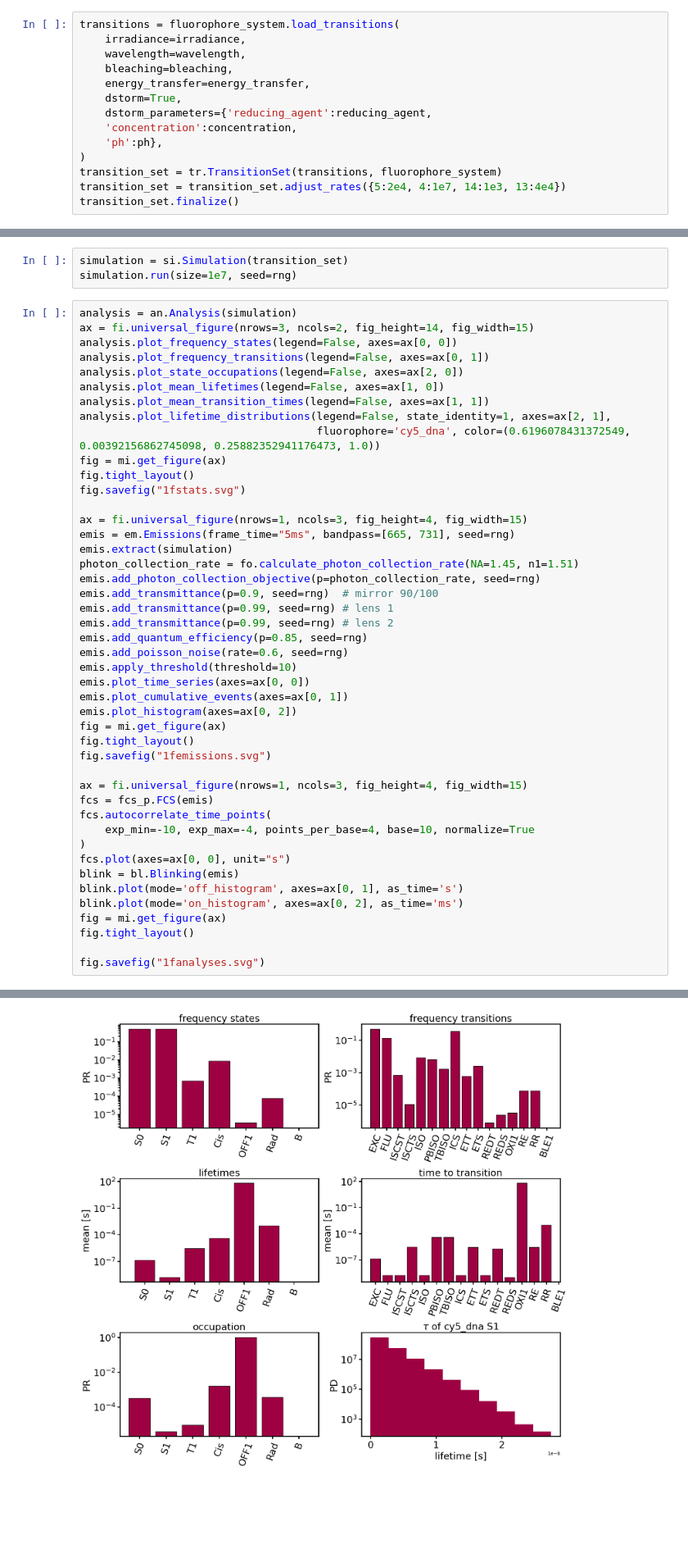
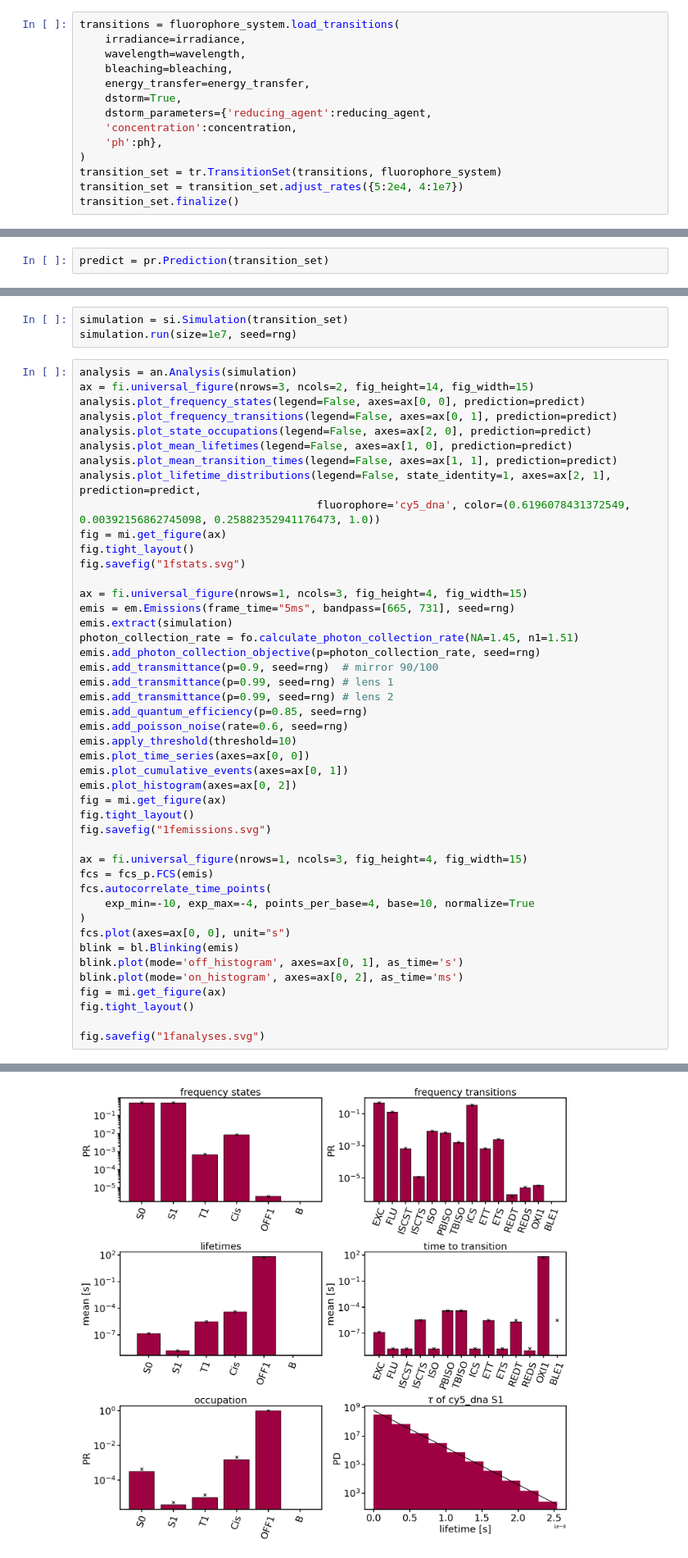
Before and after one commit to super-resolution/Fluopy, a Jupyter notebook: notebooks/cy5/simulations/Chapter I/ref.ipynb, the cells around one changed output, grey strips where cells are left out. Shown at 82% size. Cells and saved outputs as stored; diff of their text form; blank space fills up the shorter version.

```diff
--- a/notebooks/cy5/simulations/Chapter I/ref.ipynb
+++ b/notebooks/cy5/simulations/Chapter I/ref.ipynb
@@ -67,9 +67,11 @@ transitions = fluorophore_system.load_transitions(
     'ph':ph},
 )
 transition_set = tr.TransitionSet(transitions, fluorophore_system)
-transition_set = transition_set.adjust_rates({5:2e4, 4:1e7, 14:1e3, 13:4e4})
+transition_set = transition_set.adjust_rates({5:2e4, 4:1e7})
 transition_set.finalize()
 # %% [output]
 <src.transitions.TransitionSet at 0x...>
 # %%
 rng = np.random.default_rng(1)
+# %%
+predict = pr.Prediction(transition_set)
@@ -79,12 +84,12 @@ simulation.run(size=1e7, seed=rng)
 # %%
 analysis = an.Analysis(simulation)
 ax = fi.universal_figure(nrows=3, ncols=2, fig_height=14, fig_width=15)
-analysis.plot_frequency_states(legend=False, axes=ax[0, 0])
-analysis.plot_frequency_transitions(legend=False, axes=ax[0, 1])
-analysis.plot_state_occupations(legend=False, axes=ax[2, 0])
-analysis.plot_mean_lifetimes(legend=False, axes=ax[1, 0])
-analysis.plot_mean_transition_times(legend=False, axes=ax[1, 1])
-analysis.plot_lifetime_distributions(legend=False, state_identity=1, axes=ax[2, 1],
+analysis.plot_frequency_states(legend=False, axes=ax[0, 0], prediction=predict)
+analysis.plot_frequency_transitions(legend=False, axes=ax[0, 1], prediction=predict)
+analysis.plot_state_occupations(legend=False, axes=ax[2, 0], prediction=predict)
+analysis.plot_mean_lifetimes(legend=False, axes=ax[1, 0], prediction=predict)
+analysis.plot_mean_transition_times(legend=False, axes=ax[1, 1], prediction=predict)
+analysis.plot_lifetime_distributions(legend=False, state_identity=1, axes=ax[2, 1], prediction=predict,
                                      fluorophore='cy5_dna', color=(0.6196078431372549, 0.00392156862745098, 0.25882352941176473, 1.0))
 fig = mi.get_figure(ax)
 fig.tight_layout()
@@ -99,31 +104,31 @@ emis.add_transmittance(p=0.9, seed=rng)  # mirror 90/100
 emis.add_transmittance(p=0.99, seed=rng) # lens 1
 emis.add_transmittance(p=0.99, seed=rng) # lens 2
 emis.add_quantum_efficiency(p=0.85, seed=rng)
 emis.add_poisson_noise(rate=0.6, seed=rng)
 emis.apply_threshold(threshold=10)
 emis.plot_time_series(axes=ax[0, 0])
 emis.plot_cumulative_events(axes=ax[0, 1])
 emis.plot_histogram(axes=ax[0, 2])
 fig = mi.get_figure(ax)
 fig.tight_layout()
 fig.savefig("1femissions.svg")
 
 ax = fi.universal_figure(nrows=1, ncols=3, fig_height=4, fig_width=15)
 fcs = fcs_p.FCS(emis)
 fcs.autocorrelate_time_points(
     exp_min=-10, exp_max=-4, points_per_base=4, base=10, normalize=True
 )
 fcs.plot(axes=ax[0, 0], unit="s")
 blink = bl.Blinking(emis)
 blink.plot(mode='off_histogram', axes=ax[0, 1], as_time='s')
 blink.plot(mode='on_histogram', axes=ax[0, 2], as_time='ms')
 fig = mi.get_figure(ax)
 fig.tight_layout()
 
 fig.savefig("1fanalyses.svg")
 # %% [output]
 WARNING for line:         ax.set_yscale(yscale)
  Data has no positive values, and therefore cannot be log-scaled.
 WARNING for line:         ax.set_xscale(xscale)
  Data has no positive values, and therefore cannot be log-scaled.
-[figure, old version]
+[figure, new version]
```
Also changed, not shown: parts of 2 cells of this notebook, 49 other files.
